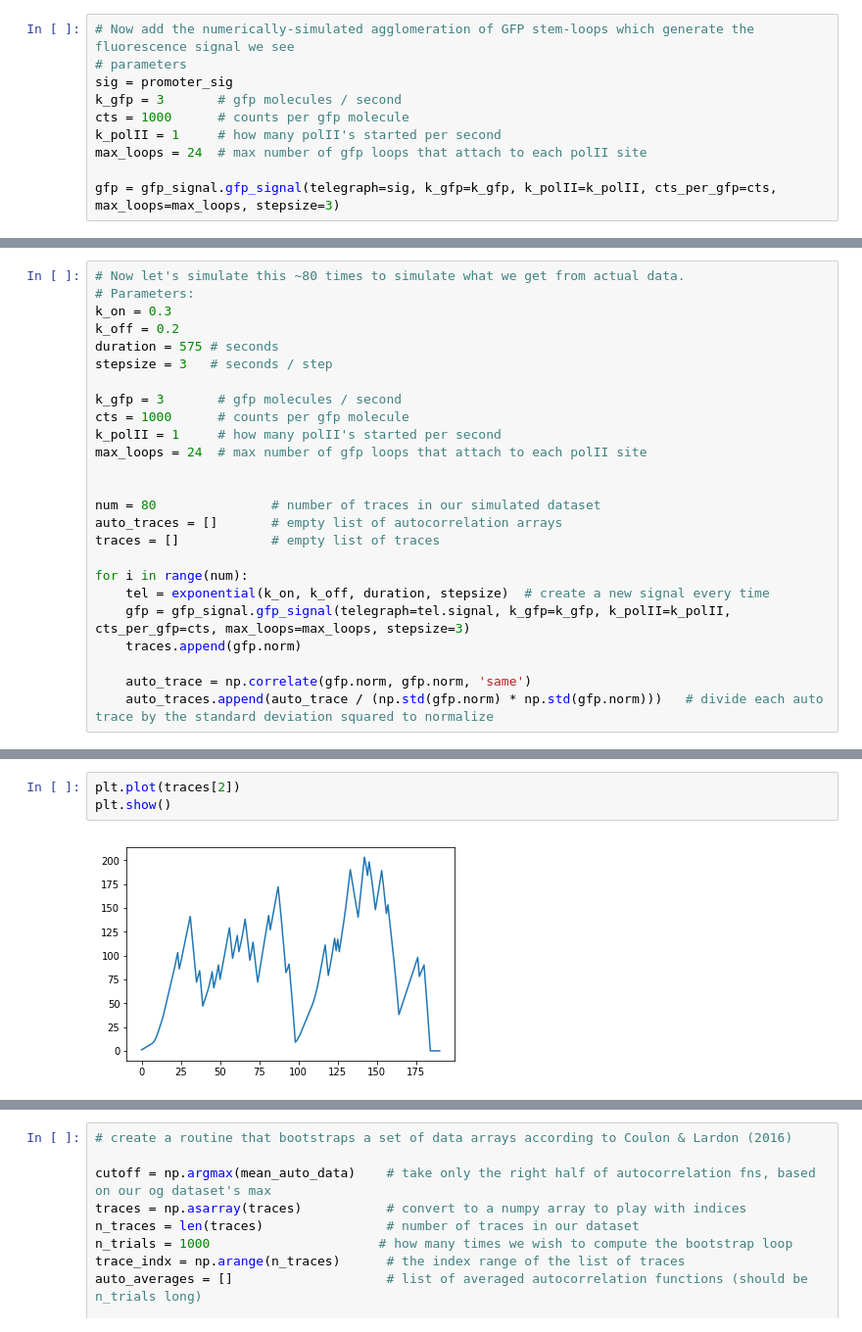
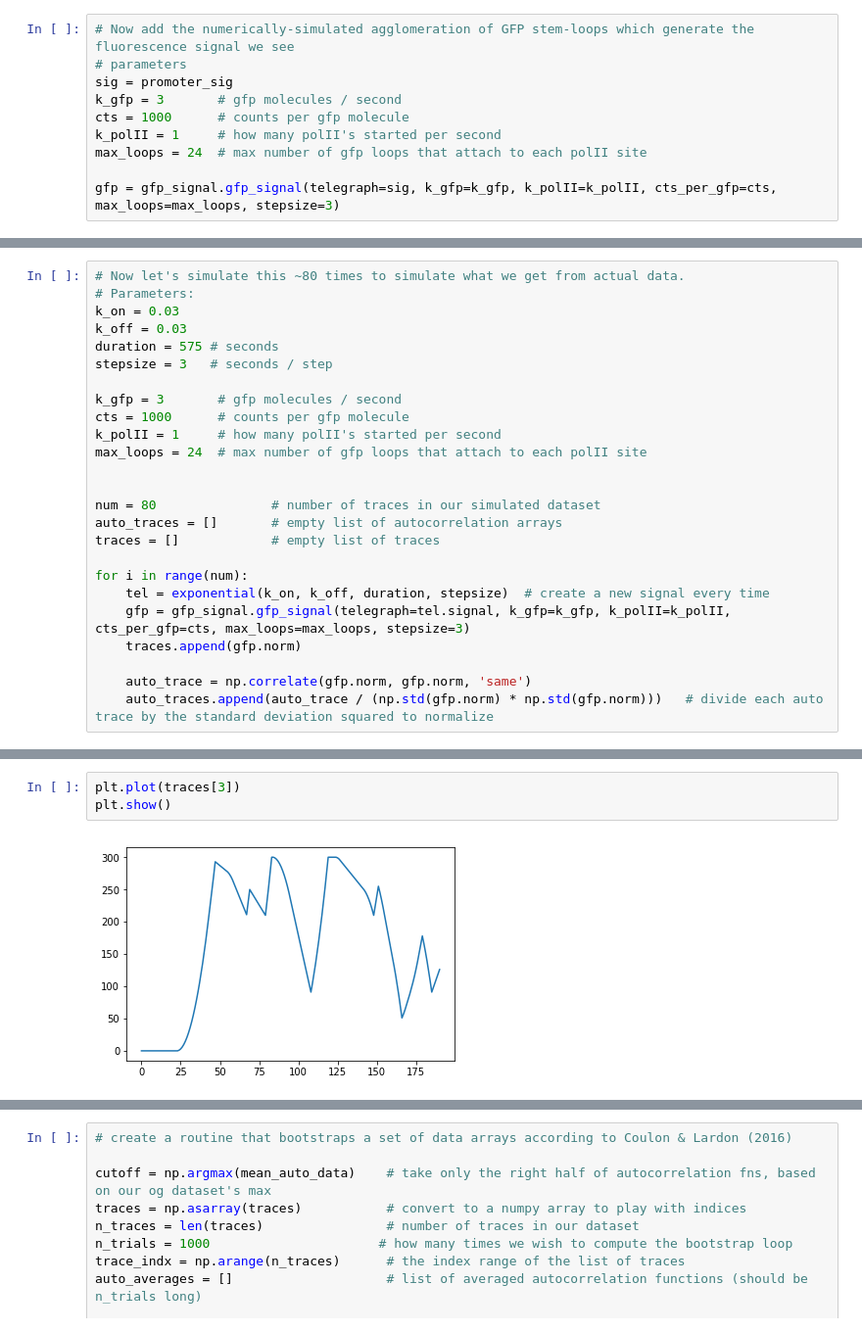
Before and after one commit to tlmakinen/bursting-IGMM, a Jupyter notebook: autocorrelation/wait-time-simulation.ipynb, the cells around one changed output, grey strips where cells are left out. Shown at 98% size. Drawn from its saved outputs; the diff is of its cells as text.

```diff
--- a/autocorrelation/wait-time-simulation.ipynb
+++ b/autocorrelation/wait-time-simulation.ipynb
@@ -46,8 +62,8 @@ plt.plot(gfp.counts)
 # %%
 # Now let's simulate this ~80 times to simulate what we get from actual data.
 # Parameters:
-k_on = 0.3
-k_off = 0.2
+k_on = 0.03
+k_off = 0.03
 duration = 575 # seconds
 stepsize = 3   # seconds / step
 
@@ -76,5 +87,5 @@ plt.plot(tel.signal)
 # %%
-plt.plot(traces[2])
+plt.plot(traces[3])
 plt.show()
 # %% [output]
-[figure, old version]
+[figure, new version]
```
Also changed, not shown: parts of 23 cells of this notebook, 1 other file.
